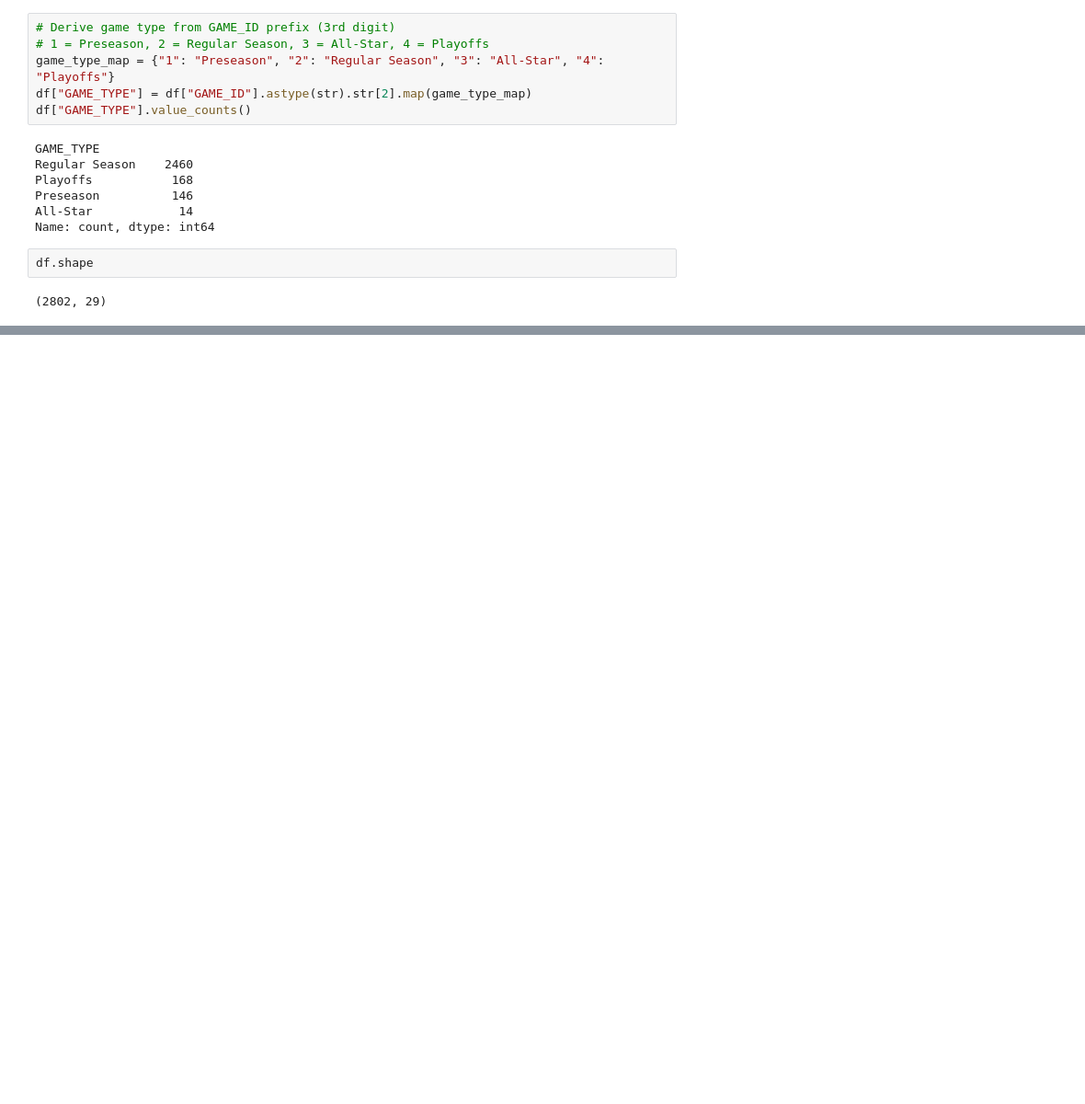
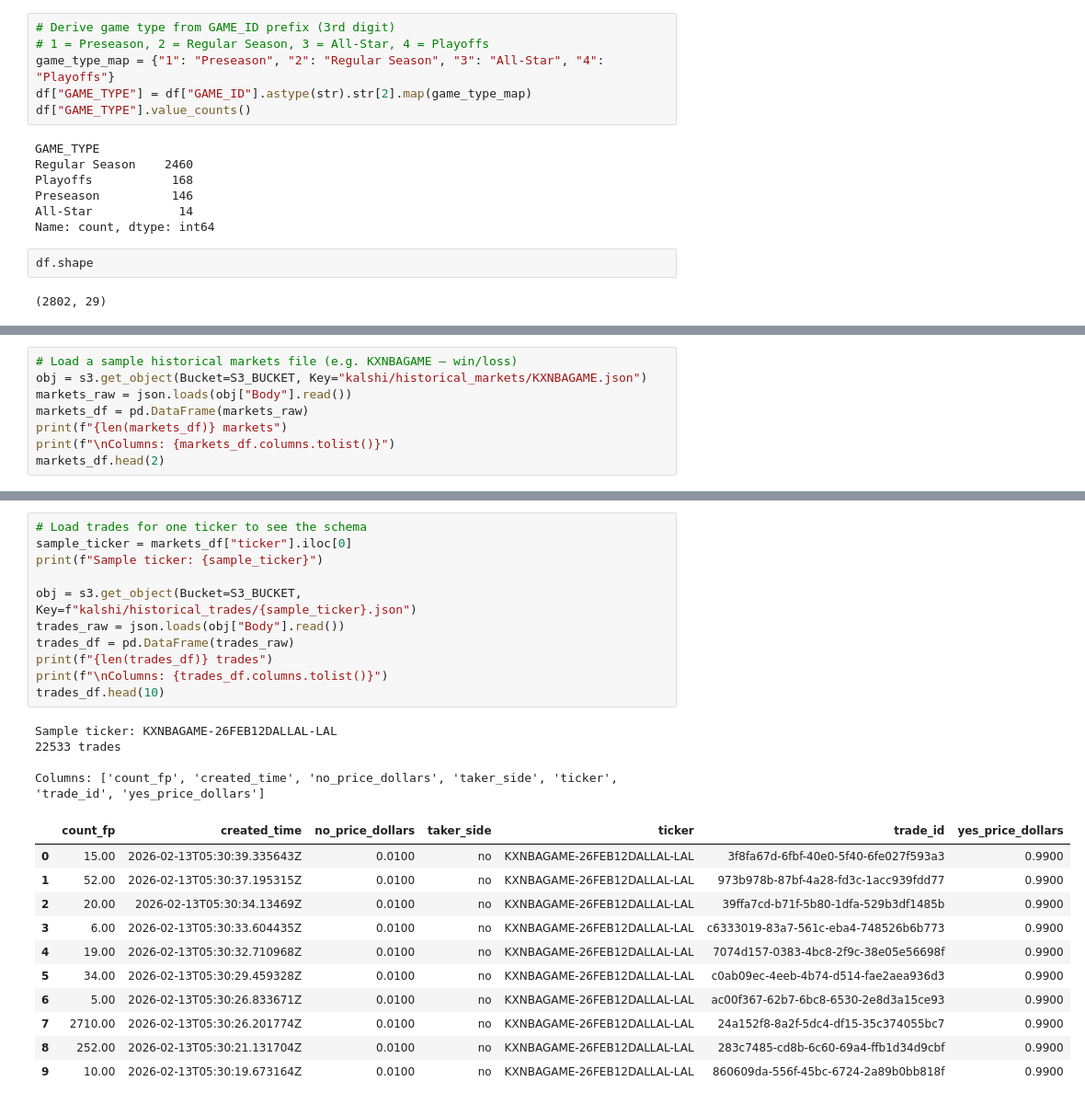
Before and after one commit to cziwang/prediction-market-exploration, a Jupyter notebook: notebooks/nba_eda.ipynb, the cells around one changed output, grey strips where cells are left out. Shown at 92% size. Saved outputs shown, nothing was run; the diff lists cells and outputs as text; blank space fills up the shorter version.

```diff
--- a/notebooks/nba_eda.ipynb
+++ b/notebooks/nba_eda.ipynb
@@ -140,0 +279,8 @@ pbp_df.head(10)
+# %%
+# Load a sample historical markets file (e.g. KXNBAGAME — win/loss)
+obj = s3.get_object(Bucket=S3_BUCKET, Key="kalshi/historical_markets/KXNBAGAME.json")
+markets_raw = json.loads(obj["Body"].read())
+markets_df = pd.DataFrame(markets_raw)
+print(f"{len(markets_df)} markets")
+print(f"\nColumns: {markets_df.columns.tolist()}")
+markets_df.head(2)
@@ -140,0 +294,27 @@ pbp_df.head(10)
+# %%
+# Load trades for one ticker to see the schema
+sample_ticker = markets_df["ticker"].iloc[0]
+print(f"Sample ticker: {sample_ticker}")
+
+obj = s3.get_object(Bucket=S3_BUCKET, Key=f"kalshi/historical_trades/{sample_ticker}.json")
+trades_raw = json.loads(obj["Body"].read())
+trades_df = pd.DataFrame(trades_raw)
+print(f"{len(trades_df)} trades")
+print(f"\nColumns: {trades_df.columns.tolist()}")
+trades_df.head(10)
+# %% [output]
+Sample ticker: KXNBAGAME-26FEB12DALLAL-LAL
+22533 trades
+
+Columns: ['count_fp', 'created_time', 'no_price_dollars', 'taker_side', 'ticker', 'trade_id', 'yes_price_dollars']
+|  | count_fp | created_time | no_price_dollars | taker_side | ticker | trade_id | yes_price_dollars |
+| 0 | 15.00 | 2026-02-13T05:30:39.335643Z | 0.0100 | no | KXNBAGAME-26FEB12DALLAL-LAL | 3f8fa67d-6fbf-40e0-5f40-6fe027f593a3 | 0.9900 |
+| 1 | 52.00 | 2026-02-13T05:30:37.195315Z | 0.0100 | no | KXNBAGAME-26FEB12DALLAL-LAL | 973b978b-87bf-4a28-fd3c-1acc939fdd77 | 0.9900 |
+| 2 | 20.00 | 2026-02-13T05:30:34.13469Z | 0.0100 | no | KXNBAGAME-26FEB12DALLAL-LAL | 39ffa7cd-b71f-5b80-1dfa-529b3df1485b | 0.9900 |
+| 3 | 6.00 | 2026-02-13T05:30:33.604435Z | 0.0100 | no | KXNBAGAME-26FEB12DALLAL-LAL | c6333019-83a7-561c-eba4-748526b6b773 | 0.9900 |
+| 4 | 19.00 | 2026-02-13T05:30:32.710968Z | 0.0100 | no | KXNBAGAME-26FEB12DALLAL-LAL | 7074d157-0383-4bc8-2f9c-38e05e56698f | 0.9900 |
+| 5 | 34.00 | 2026-02-13T05:30:29.459328Z | 0.0100 | no | KXNBAGAME-26FEB12DALLAL-LAL | c0ab09ec-4eeb-4b74-d514-fae2aea936d3 | 0.9900 |
+| 6 | 5.00 | 2026-02-13T05:30:26.833671Z | 0.0100 | no | KXNBAGAME-26FEB12DALLAL-LAL | ac00f367-62b7-6bc8-6530-2e8d3a15ce93 | 0.9900 |
+| 7 | 2710.00 | 2026-02-13T05:30:26.201774Z | 0.0100 | no | KXNBAGAME-26FEB12DALLAL-LAL | 24a152f8-8a2f-5dc4-df15-35c374055bc7 | 0.9900 |
+| 8 | 252.00 | 2026-02-13T05:30:21.131704Z | 0.0100 | no | KXNBAGAME-26FEB12DALLAL-LAL | 283c7485-cd8b-6c60-69a4-ffb1d34d9cbf | 0.9900 |
+| 9 | 10.00 | 2026-02-13T05:30:19.673164Z | 0.0100 | no | KXNBAGAME-26FEB12DALLAL-LAL | 860609da-556f-45bc-6724-2a89b0bb818f | 0.9900 |
```
Also changed, not shown: parts of 22 cells of this notebook, 1 other file.
